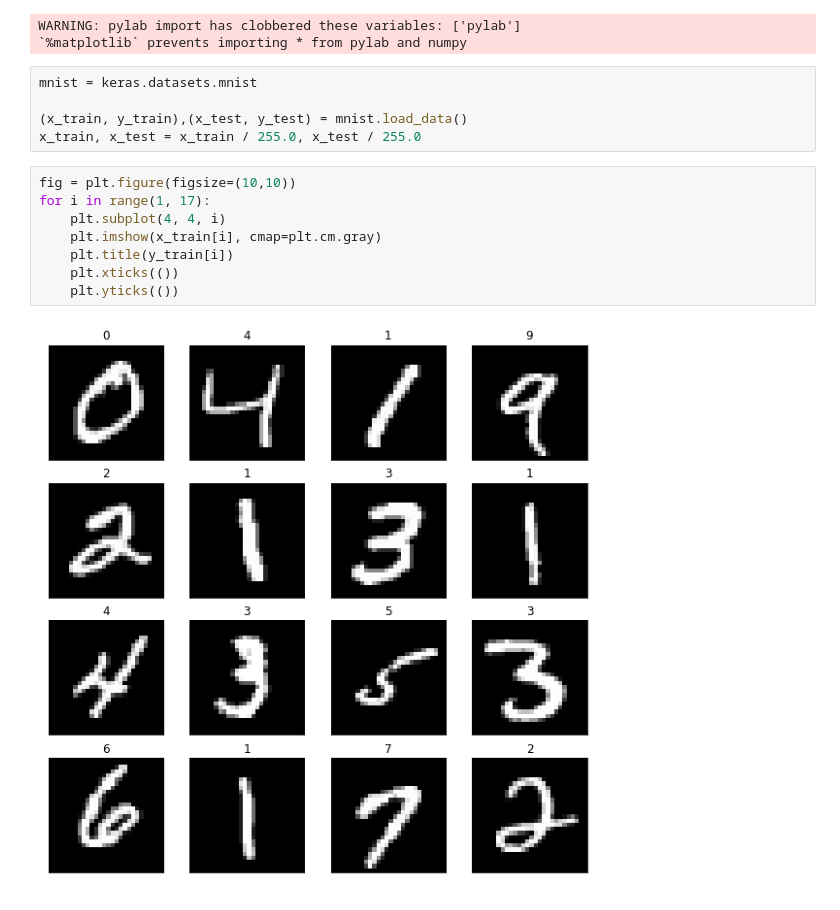
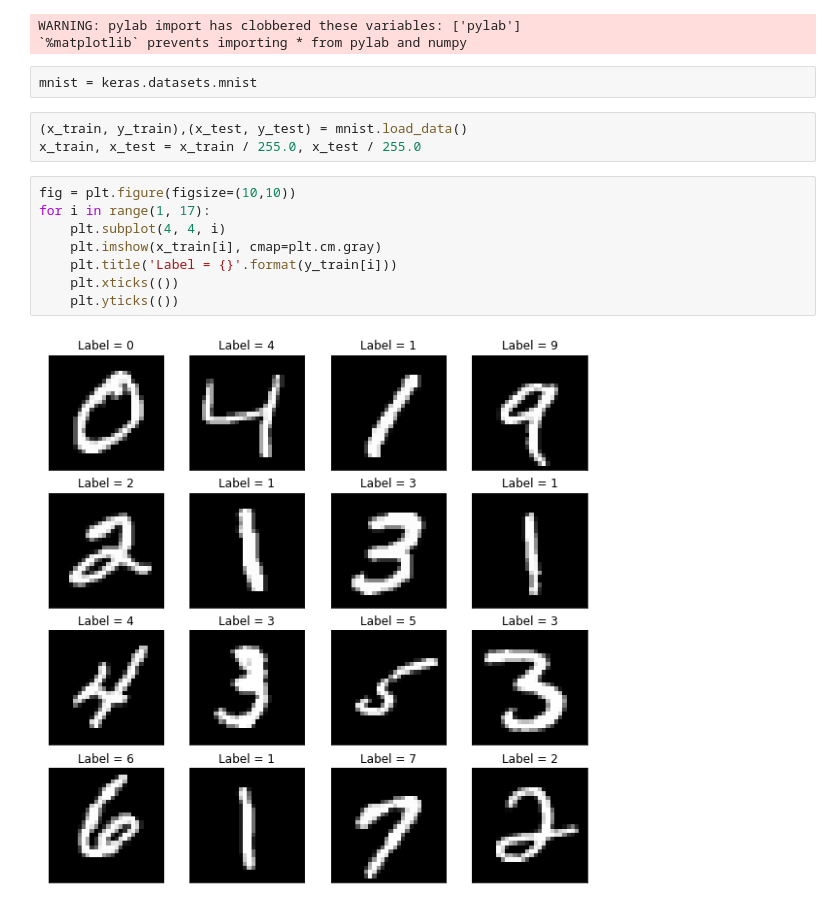
Before and after one commit to Taib/machine_learning, a Jupyter notebook: notebooks/102_feedforward_neural_networks.ipynb, the cells around one changed output. Drawn from its saved outputs; the diff is of its cells as text.

```diff
--- a/notebooks/102_feedforward_neural_networks.ipynb
+++ b/notebooks/102_feedforward_neural_networks.ipynb
@@ -124,21 +137,21 @@ import numpy as np
 Populating the interactive namespace from numpy and matplotlib
 WARNING: pylab import has clobbered these variables: ['pylab']
 `%matplotlib` prevents importing * from pylab and numpy
+# %%
+mnist = keras.datasets.mnist
 # %%
-mnist = keras.datasets.mnist
-
 (x_train, y_train),(x_test, y_test) = mnist.load_data()
 x_train, x_test = x_train / 255.0, x_test / 255.0
 # %%
 fig = plt.figure(figsize=(10,10))
 for i in range(1, 17):
     plt.subplot(4, 4, i)
     plt.imshow(x_train[i], cmap=plt.cm.gray)
-    plt.title(y_train[i])
+    plt.title('Label = {}'.format(y_train[i]))
     plt.xticks(())
     plt.yticks(())
 # %% [output]
-[figure, old version]
+[figure, new version]
 # %%
 model = keras.models.Sequential([
   keras.layers.Flatten(input_shape=(28, 28)),
```
Also changed, not shown: parts of 20 cells of this notebook, 5 other files.
